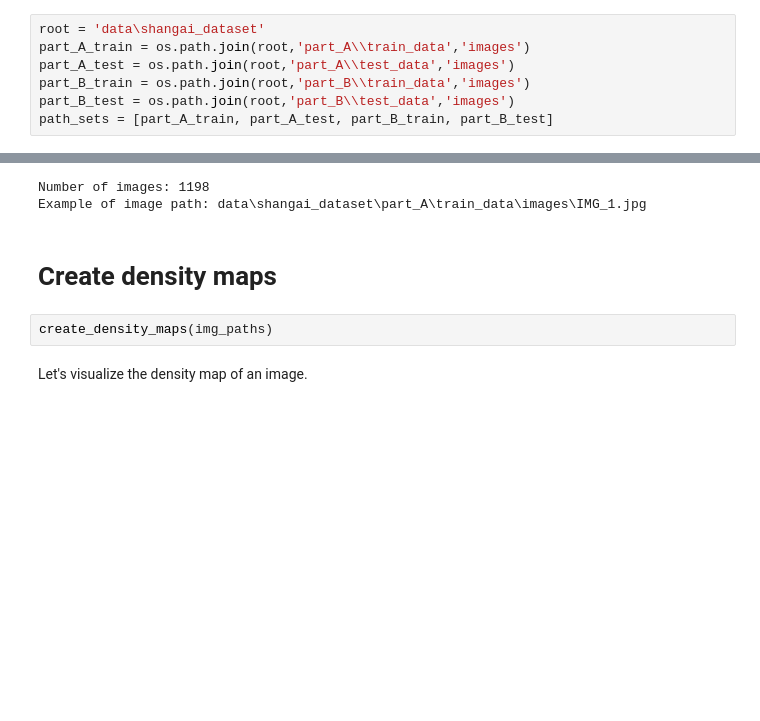
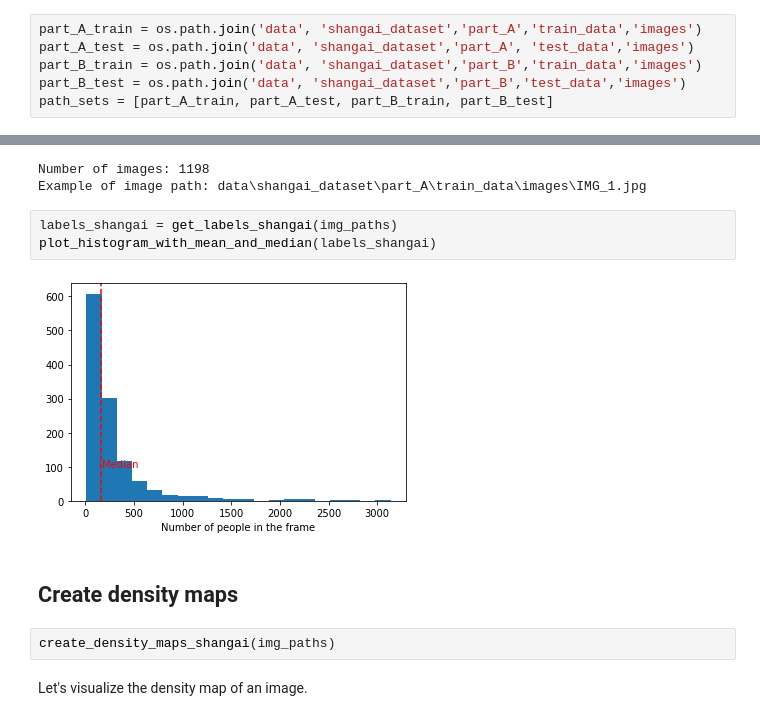
Before and after one commit to luismarcoslc/crowd_counting, a Jupyter notebook: project.ipynb, the cells around one changed output, grey strips where cells are left out. Drawn from its saved outputs; the diff is of its cells as text; blank space fills up the shorter version.

Commit message:
Completed load and density maps for both datasets

```diff
--- a/project.ipynb
+++ b/project.ipynb
@@ -86,9 +171,8 @@ def create_density_maps(img_paths):
 # %%
-root = 'data\shangai_dataset'
-part_A_train = os.path.join(root,'part_A\\train_data','images')
-part_A_test = os.path.join(root,'part_A\\test_data','images')
-part_B_train = os.path.join(root,'part_B\\train_data','images')
-part_B_test = os.path.join(root,'part_B\\test_data','images')
+part_A_train = os.path.join('data', 'shangai_dataset','part_A','train_data','images')
+part_A_test = os.path.join('data', 'shangai_dataset','part_A', 'test_data','images')
+part_B_train = os.path.join('data', 'shangai_dataset','part_B','train_data','images')
+part_B_test = os.path.join('data', 'shangai_dataset','part_B','test_data','images')
 path_sets = [part_A_train, part_A_test, part_B_train, part_B_test]
 # %%
 img_paths = []
@@ -100,10 +184,15 @@ print(f'Example of image path: {img_paths[0]}')
 # %% [output]
 Number of images: 1198
 Example of image path: data\shangai_dataset\part_A\train_data\images\IMG_1.jpg
+# %%
+labels_shangai = get_labels_shangai(img_paths)
+plot_histogram_with_mean_and_median(labels_shangai)
+# %% [output]
+[figure, added]
 # %% [markdown]
-# Create density maps
+## Create density maps
 # %%
-create_density_maps(img_paths)
+create_density_maps_shangai(img_paths)
 # %% [markdown]
 Let's visualize the density map of an image.
 # %%
```
Also changed, not shown: parts of 26 cells of this notebook.
